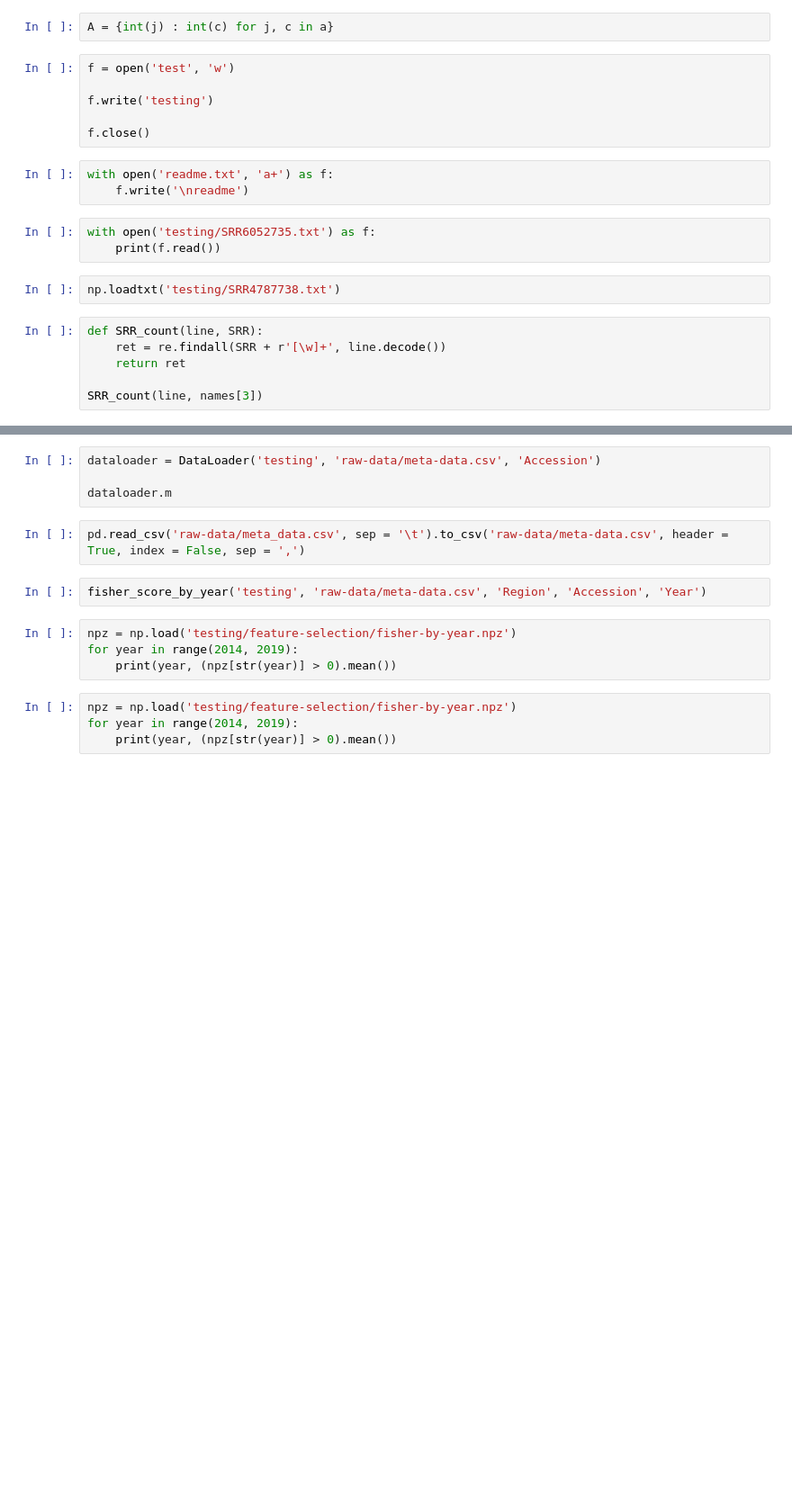
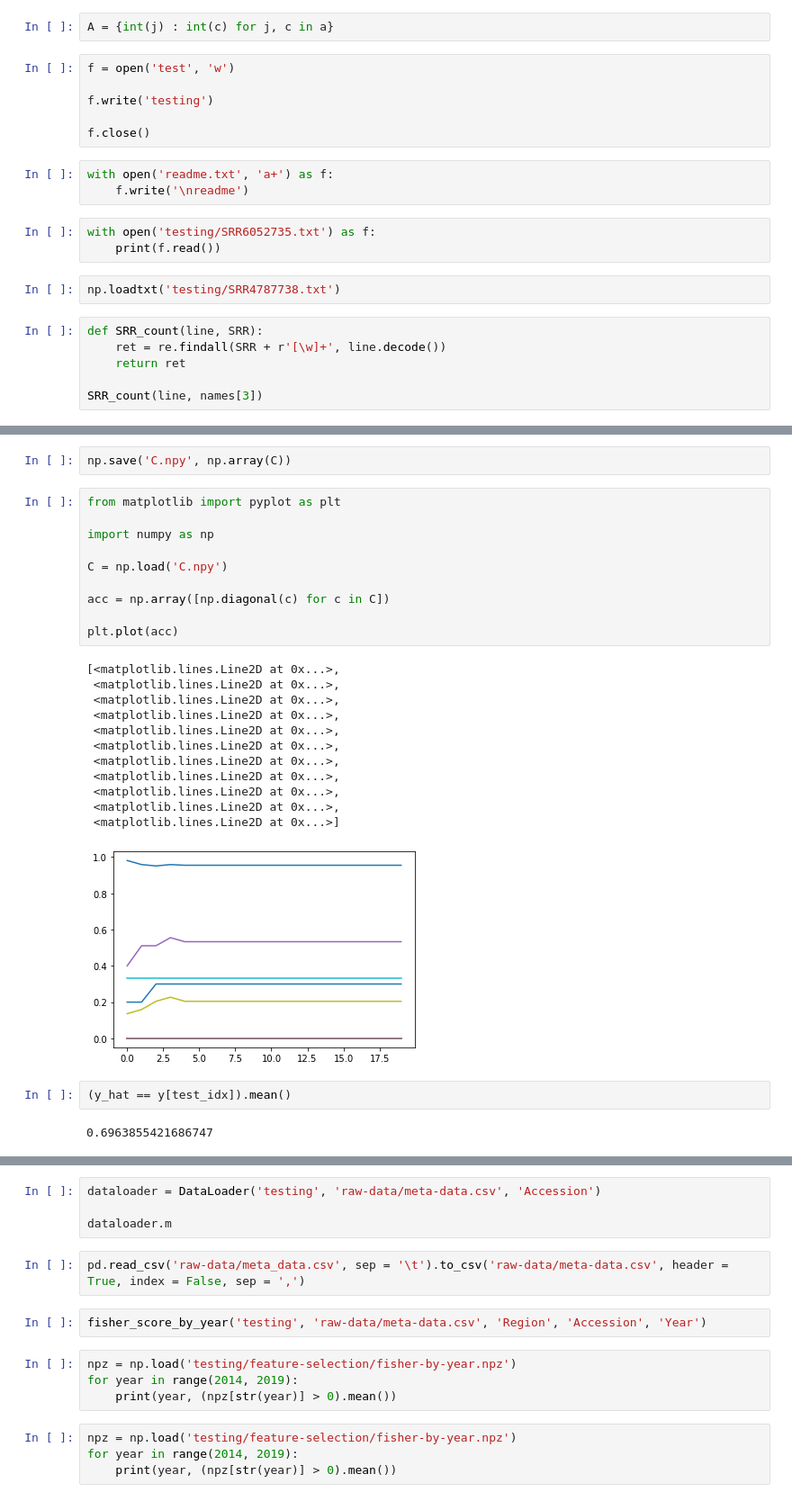
Before and after one commit to jordan-wei-taylor/genolearn, a Jupyter notebook: Untitled-1.ipynb, the cells around one changed output, grey strips where cells are left out. Shown: that part at 90% size. Drawn from its saved outputs; the diff is of its cells as text; blank space fills up the shorter version.

```diff
--- a/Untitled-1.ipynb
+++ b/Untitled-1.ipynb
@@ -722,0 +759,29 @@ line
+# %%
+np.save('C.npy', np.array(C))
+# %%
+from matplotlib import pyplot as plt
+
+import numpy as np
+
+C = np.load('C.npy')
+
+acc = np.array([np.diagonal(c) for c in C])
+
+plt.plot(acc)
+# %% [output]
+[<matplotlib.lines.Line2D at 0x...>,
+ <matplotlib.lines.Line2D at 0x...>,
+ <matplotlib.lines.Line2D at 0x...>,
+ <matplotlib.lines.Line2D at 0x...>,
+ <matplotlib.lines.Line2D at 0x...>,
+ <matplotlib.lines.Line2D at 0x...>,
+ <matplotlib.lines.Line2D at 0x...>,
+ <matplotlib.lines.Line2D at 0x...>,
+ <matplotlib.lines.Line2D at 0x...>,
+ <matplotlib.lines.Line2D at 0x...>,
+ <matplotlib.lines.Line2D at 0x...>]
+[figure, added]
+# %%
+(y_hat == y[test_idx]).mean()
+# %% [output]
+0.6963855421686747
```
Also changed, not shown: parts of 12 cells of this notebook, 10 other files.
